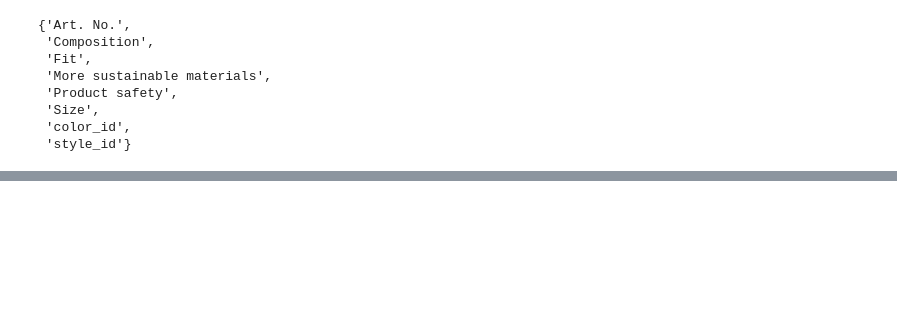
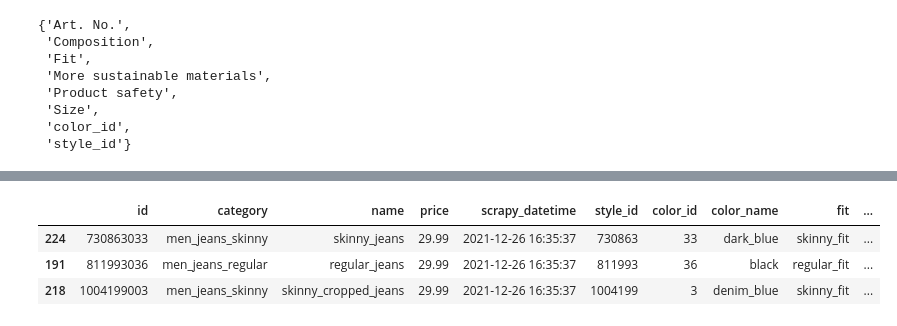
Before and after one commit to marcosvliras/H-M, a Jupyter notebook: HM_wb.ipynb, the cells around one changed output, grey strips where cells are left out. Saved outputs shown, nothing was run; the diff lists cells and outputs as text; code cells hidden in the pictures; blank space fills up the shorter version.

```diff
--- a/HM_wb.ipynb
+++ b/HM_wb.ipynb
@@ -244,0 +449,8 @@ set(aux)
+# %%
+data = pd.read_csv( 'final_data.csv' )
+data.sample(3)
+# %% [output]
+|  | id | category | name | price | scrapy_datetime | style_id | color_id | color_name | fit | ... |
+| 224 | 730863033 | men_jeans_skinny | skinny_jeans | 29.99 | 2021-12-26 16:35:37 | 730863 | 33 | dark_blue | skinny_fit | ... |
+| 191 | 811993036 | men_jeans_regular | regular_jeans | 29.99 | 2021-12-26 16:35:37 | 811993 | 36 | black | regular_fit | ... |
+| 218 | 1004199003 | men_jeans_skinny | skinny_cropped_jeans | 29.99 | 2021-12-26 16:35:37 | 1004199 | 3 | denim_blue | skinny_fit | ... |
```
Also changed, not shown: parts of 24 cells of this notebook.
